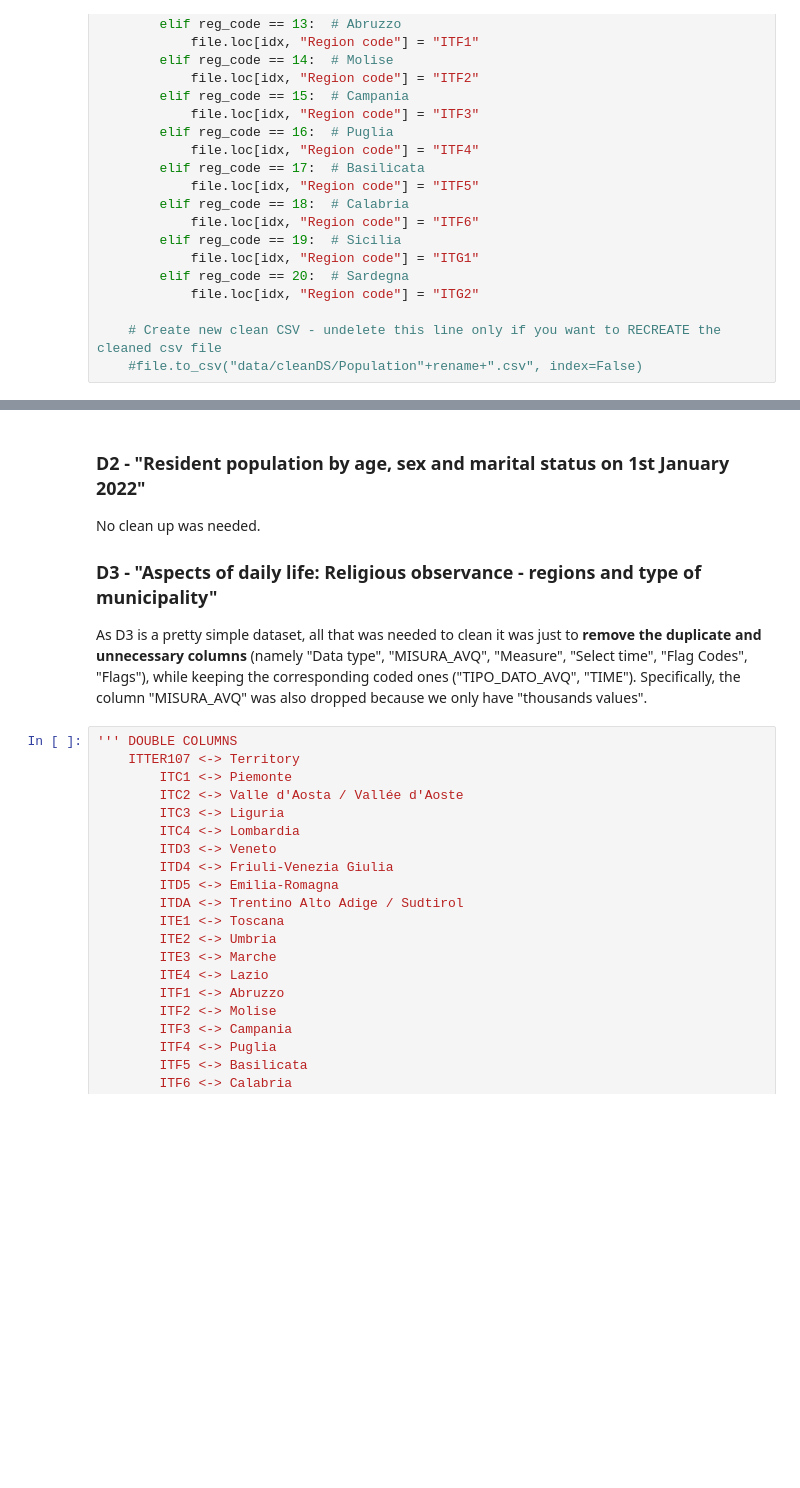
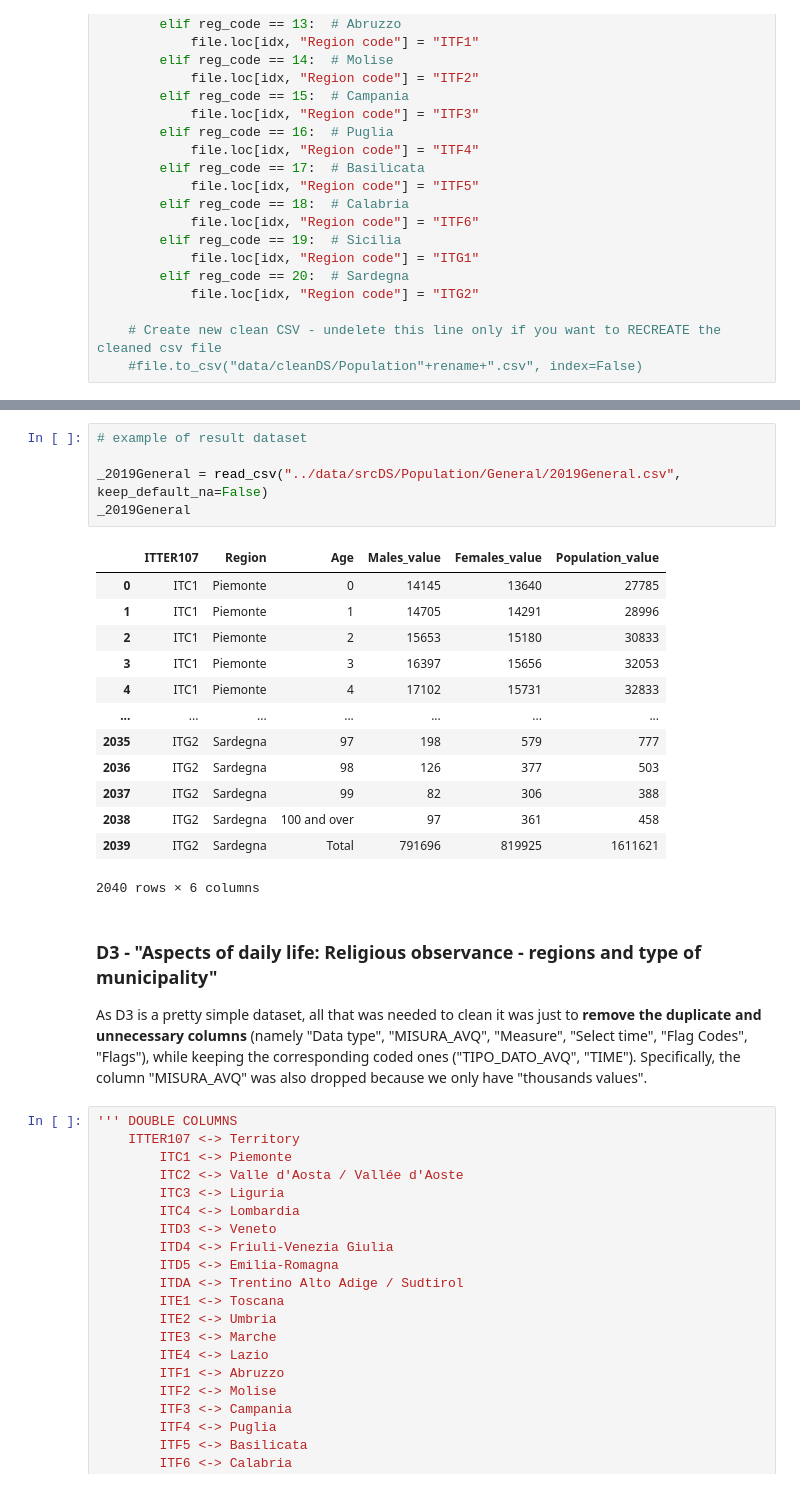
Before and after one commit to OrsolaMBorrini/blessedfruit, a Jupyter notebook: documentation/srcDB_doc.ipynb, the cells around one changed output, grey strips where cells are left out. Saved outputs shown, nothing was run; the diff lists cells and outputs as text; blank space fills up the shorter version.

Commit message:
D2 cleaned

```diff
--- a/documentation/srcDB_doc.ipynb
+++ b/documentation/srcDB_doc.ipynb
@@ -401,7 +415,23 @@ def replaceRcode(path,rename):
+# %%
+# example of result dataset
+
+_2019General = read_csv("../data/srcDS/Population/General/2019General.csv", keep_default_na=False)
+_2019General
+# %% [output]
+|  | ITTER107 | Region | Age | Males_value | Females_value | Population_value |
+| 0 | ITC1 | Piemonte | 0 | 14145 | 13640 | 27785 |
+| 1 | ITC1 | Piemonte | 1 | 14705 | 14291 | 28996 |
+| 2 | ITC1 | Piemonte | 2 | 15653 | 15180 | 30833 |
+| 3 | ITC1 | Piemonte | 3 | 16397 | 15656 | 32053 |
+| 4 | ITC1 | Piemonte | 4 | 17102 | 15731 | 32833 |
+| ... | ... | ... | ... | ... | ... | ... |
+| 2035 | ITG2 | Sardegna | 97 | 198 | 579 | 777 |
+| 2036 | ITG2 | Sardegna | 98 | 126 | 377 | 503 |
+| 2037 | ITG2 | Sardegna | 99 | 82 | 306 | 388 |
+| 2038 | ITG2 | Sardegna | 100 and over | 97 | 361 | 458 |
+| 2039 | ITG2 | Sardegna | Total | 791696 | 819925 | 1611621 |
+2040 rows × 6 columns
 # %% [markdown]
-### D2 - "Resident population by age, sex and marital status on 1st January 2022"
-No clean up  was needed.
-
 ### D3 - "Aspects of daily life: Religious observance - regions and type of municipality"
 As D3 is a pretty simple dataset, all that was needed to clean it was just to **remove the duplicate and unnecessary columns** (namely "Data type", "MISURA_AVQ", "Measure", "Select time", "Flag Codes", "Flags"), while keeping the corresponding coded ones ("TIPO_DATO_AVQ", "TIME").
 Specifically, the column "MISURA_AVQ" was also dropped because we only have "thousands values".
```
Also changed, not shown: parts of 3 cells of this notebook, 48 other files.
